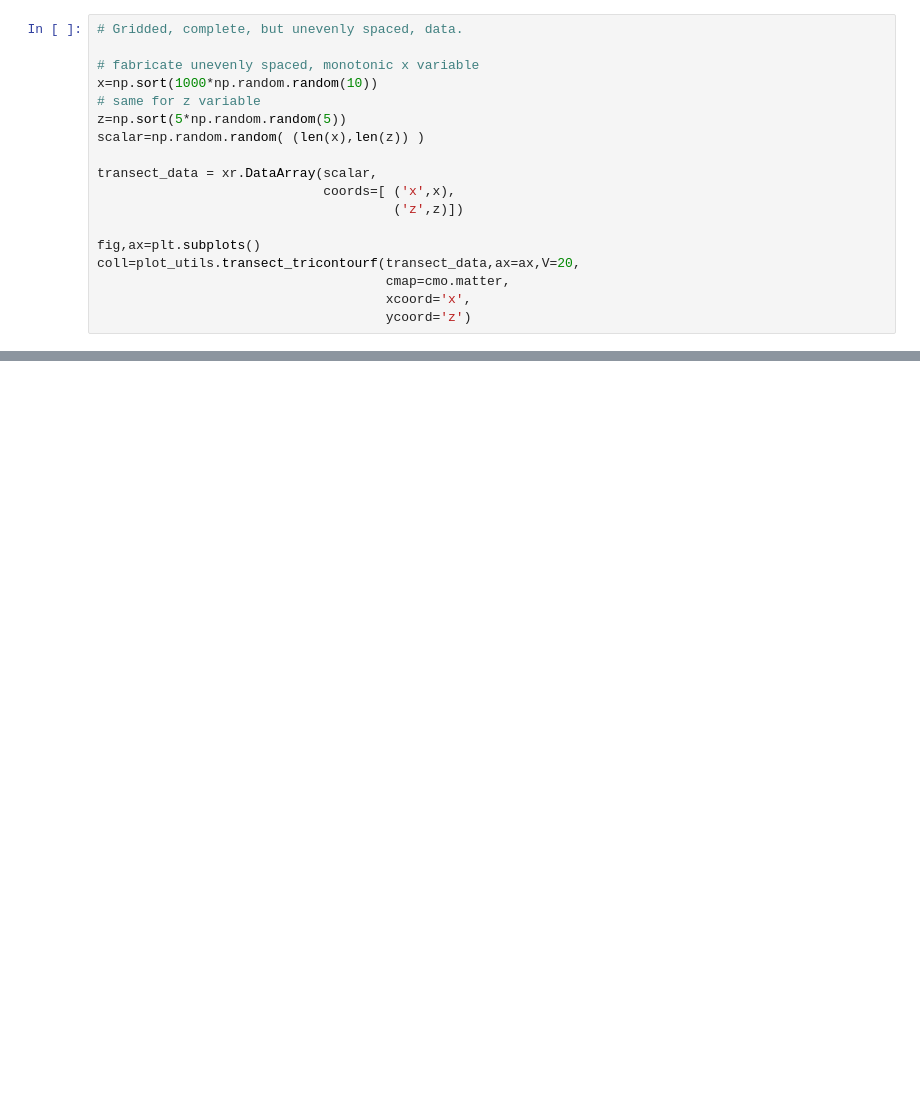
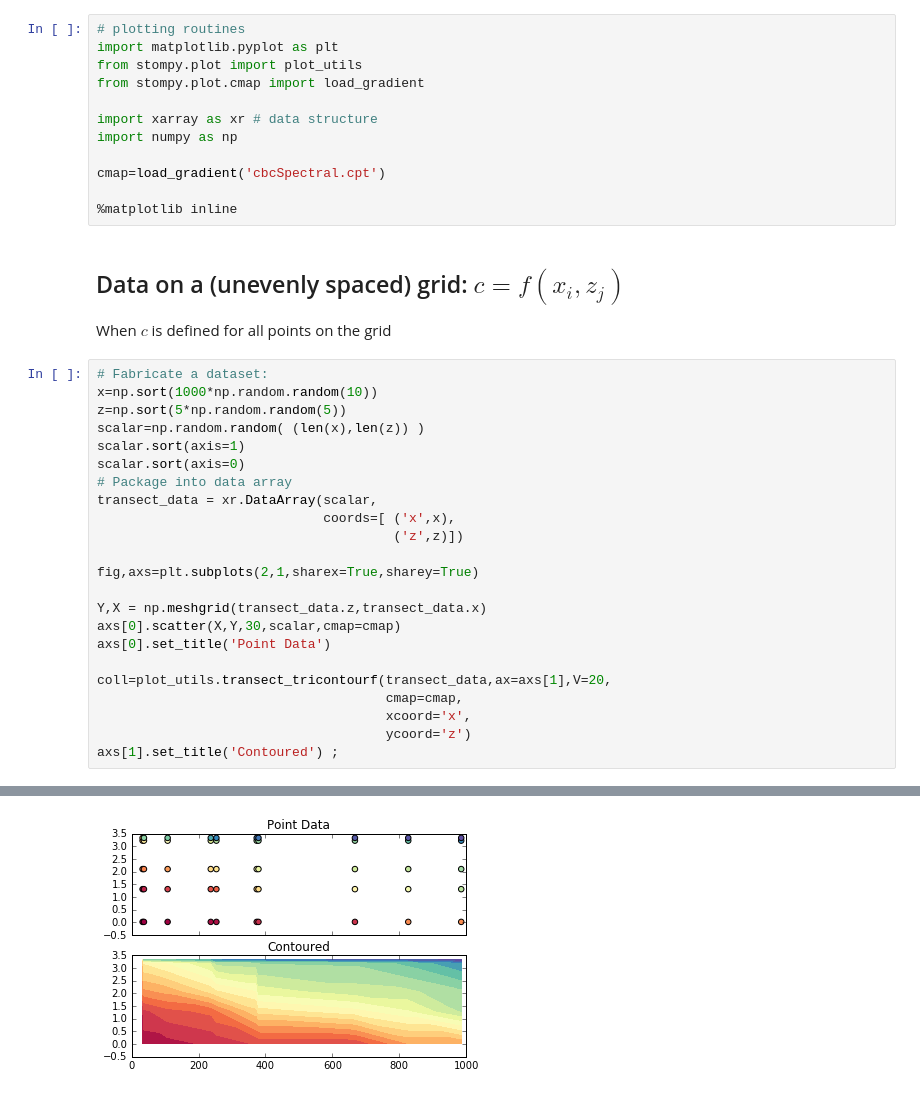
Before and after one commit to rustychris/stompy, a Jupyter notebook: examples/transects_0.ipynb, the cells around one changed output, grey strips where cells are left out. Cells and saved outputs as stored; diff of their text form; blank space fills up the shorter version.

Commit message:
example for transect plotting

```diff
--- a/examples/transects_0.ipynb
+++ b/examples/transects_0.ipynb
@@ -9,19 +9,40 @@ import cmocean.cm as cmo
+# %%
+# plotting routines
+import matplotlib.pyplot as plt
+from stompy.plot import plot_utils
+from stompy.plot.cmap import load_gradient
+
+import xarray as xr # data structure
+import numpy as np
+
+cmap=load_gradient('cbcSpectral.cpt')
+
+%matplotlib inline
+# %% [markdown]
+## Data on a (unevenly spaced) grid: $c = f(x_i,z_j)$
+
+When $c$ is defined for all points on the grid
 # %%
-# Gridded, complete, but unevenly spaced, data.
-
-# fabricate unevenly spaced, monotonic x variable
+# Fabricate a dataset:
 x=np.sort(1000*np.random.random(10))
-# same for z variable
 z=np.sort(5*np.random.random(5))
 scalar=np.random.random( (len(x),len(z)) )
-
+scalar.sort(axis=1)
+scalar.sort(axis=0)
+# Package into data array
 transect_data = xr.DataArray(scalar,
                              coords=[ ('x',x),
                                       ('z',z)])
 
-fig,ax=plt.subplots()
-coll=plot_utils.transect_tricontourf(transect_data,ax=ax,V=20,
-                                     cmap=cmo.matter,
+fig,axs=plt.subplots(2,1,sharex=True,sharey=True)
+
+Y,X = np.meshgrid(transect_data.z,transect_data.x)
+axs[0].scatter(X,Y,30,scalar,cmap=cmap)
+axs[0].set_title('Point Data')
+
+coll=plot_utils.transect_tricontourf(transect_data,ax=axs[1],V=20,
+                                     cmap=cmap,
                                      xcoord='x',
                                      ycoord='z')
+axs[1].set_title('Contoured') ;
 # %% [output]
@@ -29,0 +49 @@ coll=plot_utils.transect_tricontourf(transect_data,ax=ax,V=20,
+[figure, added]
```
Also changed, not shown: parts of 11 cells of this notebook, 1 other file.
